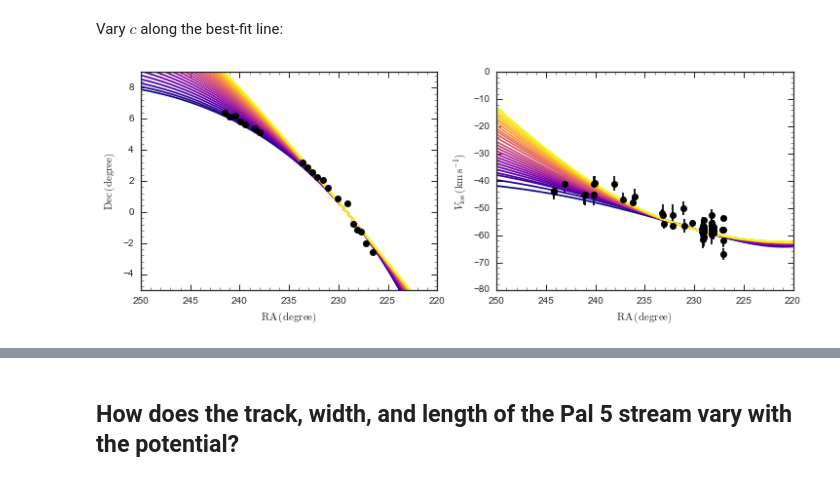
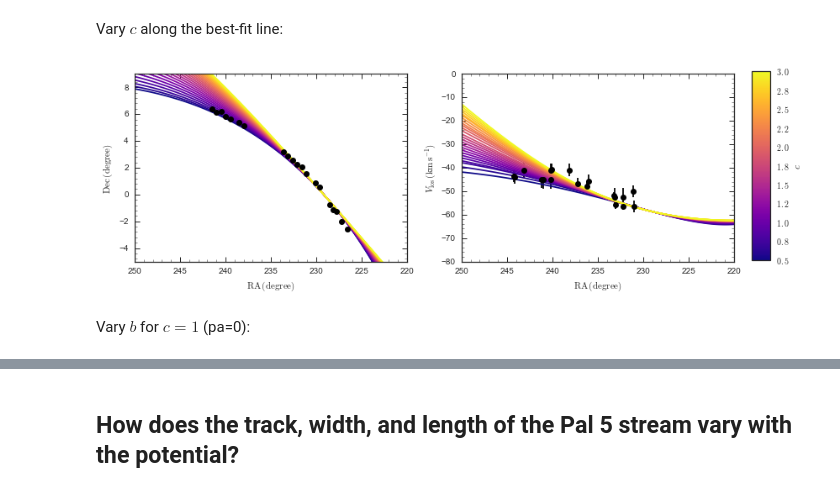
Before and after one commit to jobovy/mwhalo-shape-2016, a Jupyter notebook: py/pal5Modeling.ipynb, the cells around one changed output, grey strips where cells are left out. Saved outputs shown, nothing was run; the diff lists cells and outputs as text; code cells hidden in the pictures.

Commit message:
More exploration of the track of Pal 5 in different potentials and for different phase-space coordinates for Pal 5

```diff
--- a/py/pal5Modeling.ipynb
+++ b/py/pal5Modeling.ipynb
@@ -64,22 +55,23 @@ def width_trailing(sdf):
 # %%
-def plot_data_add_labels(color=sns.color_palette()[2]):
-    subplot(1,2,1)
-    xlabel(r'$\mathrm{RA}\,(\mathrm{degree})$')
-    ylabel(r'$\mathrm{Dec}\,(\mathrm{degree})$')
-    xlim(250.,220.)
-    ylim(-5.,9.)
-#    xlim(230.,225.)
-#    ylim(-1.5,1.5)
-    bovy_plot._add_ticks()
-    errorbar(pos_radec[:,0],pos_radec[:,1],yerr=pos_radec[:,2],
-             ls='none',marker='o',color=color)
-    subplot(1,2,2)
+def plot_data_add_labels(radeconly=False,rvonly=False,color=sns.color_palette()[2]):
+    if not radeconly and not rvonly: subplot(1,2,1)
+    if not rvonly:
+        xlabel(r'$\mathrm{RA}\,(\mathrm{degree})$')
+        ylabel(r'$\mathrm{Dec}\,(\mathrm{degree})$')
+        xlim(250.,220.)
+        ylim(-5.,9.)
+        bovy_plot._add_ticks()
+        errorbar(pos_radec[:,0],pos_radec[:,1],yerr=pos_radec[:,2],
+                 ls='none',marker='o',color=color)
+    if radeconly: return None
+    if not rvonly: subplot(1,2,2)
     xlabel(r'$\mathrm{RA}\,(\mathrm{degree})$')
     ylabel(r'$V_{\mathrm{los}}\,(\mathrm{km\,s}^{-1})$')
     xlim(250.,220.)
     ylim(-80.,0.)
     bovy_plot._add_ticks()
-    errorbar(rvel_ra[:,0],rvel_ra[:,1],yerr=rvel_ra[:,2],
+    errorbar(rvel_ra[rvel_ra[:,0] > 230.5,0],rvel_ra[rvel_ra[:,0] > 230.5,1],
+             yerr=rvel_ra[rvel_ra[:,0] > 230.5,2],
              ls='none',marker='o',color=color)
     return None
 def add_colorbar(vmin,vmax,clabel,save_figures=False):
@@ -102,10 +94,11 @@ The fiducial model assumes a spherical halo, with the best-fit parameters from f
 p_b15= [0.60122692,0.36273147,-0.97591502,-3.34169377,
         0.71877924,-0.01519337,-0.01928001]
 ro,vo= _REFR0,_REFV0
-pot= MWPotential2014Likelihood.setup_potential(p_b15,1.,False,False,ro,vo)
+pot= MWPotential2014Likelihood.setup_potential(p_b15,1.0,False,False,ro,vo)
 prog= Orbit([229.018,-0.124,23.2,-2.296,-2.257,-58.7],radec=True,ro=ro,vo=vo,
             solarmotion=[-11.1,24.,7.25])
 aAI= actionAngleIsochroneApprox(pot=pot,b=0.8)
+aAT= actionAngleTorus(pot=pot,tol=0.001)
 sigv= 0.4
 # %%
 sdf_trailing= streamdf(sigv/vo,progenitor=prog,
@@ -247,14 +241,17 @@ Vary $c$ along the best-fit line:
 # %%
 figsize(12,4)
 cmap= cm.plasma
 for c,orb,orbf in zip(cs,progs,progfs):
     tc= cmap((c-0.5)/2.5)
     subplot(1,2,1)
     orb.plot(d1='ra',d2='dec',color=tc,overplot=True)
     orbf.plot(d1='ra',d2='dec',color=tc,overplot=True)
     subplot(1,2,2)
     orb.plot(d1='ra',d2='vlos',color=tc,overplot=True)
     orbf.plot(d1='ra',d2='vlos',color=tc,overplot=True)
 plot_data_add_labels(color='k')
+add_colorbar(0.5,3.,r'$c$',save_figures=False)
 # %% [output]
-[figure, old version]
+[figure, new version]
+# %% [markdown]
+Vary $b$ for $c=1$ (pa=0):
```
Also changed, not shown: parts of 111 cells of this notebook.
